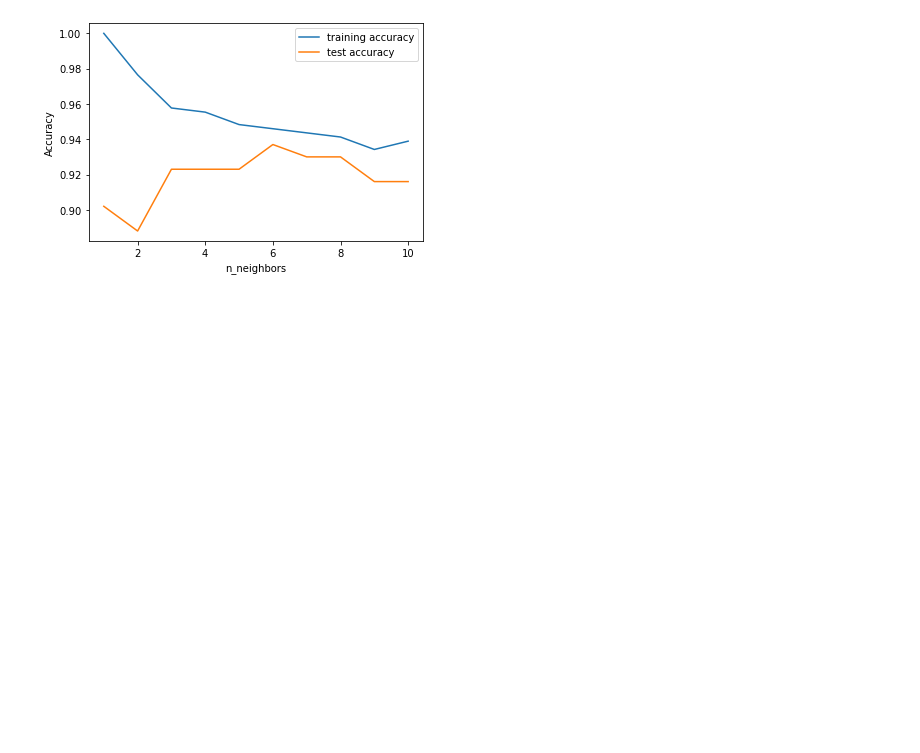
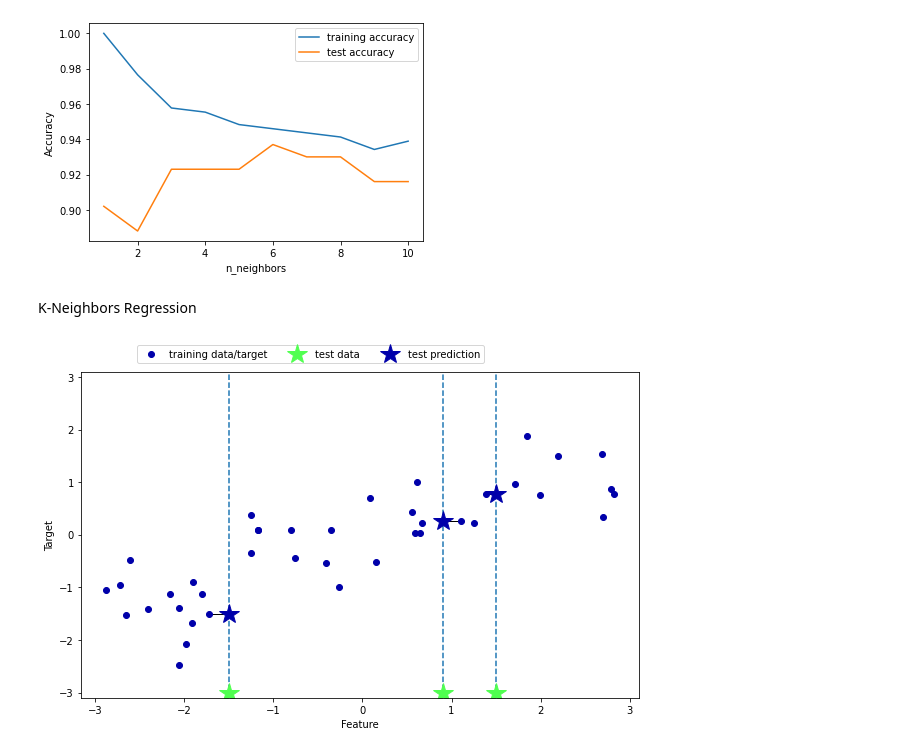
Before and after one commit to joeelorm/ML, a Jupyter notebook: Supervised Learning/Supervised Learning.ipynb, the cells around one changed output. Drawn from its saved outputs; the diff is of its cells as text; code cells hidden in the pictures; blank space fills up the shorter version.

```diff
--- a/Supervised Learning/Supervised Learning.ipynb
+++ b/Supervised Learning/Supervised Learning.ipynb
@@ -143,3 +143,9 @@ plt.legend()
 # %% [output]
 <matplotlib.legend.Legend at 0x...>
 [figure]
+# %% [markdown]
+K-Neighbors Regression
+# %%
+mglearn.plots.plot_knn_regression(n_neighbors = 1)
+# %% [output]
+[figure, added]
```
Also changed, not shown: parts of 2 cells of this notebook.
